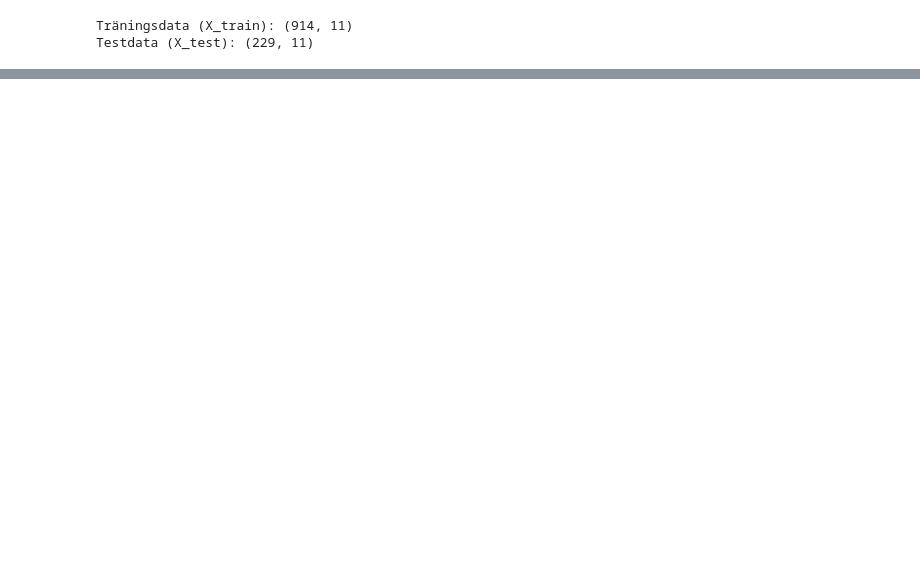
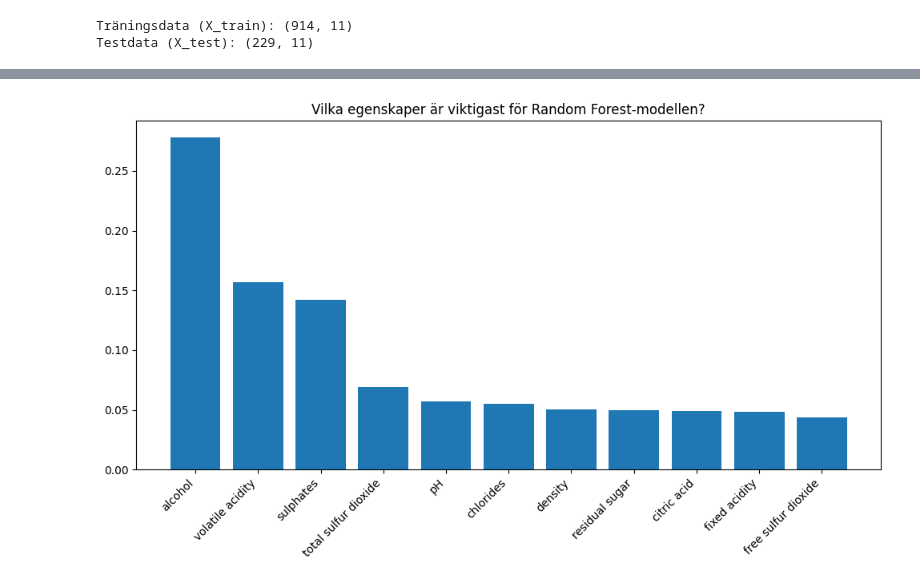
Before and after one commit to Poes93/ML-Wine-Tester, a Jupyter notebook: wine-tester.ipynb, the cells around one changed output, grey strips where cells are left out. Saved outputs shown, nothing was run; the diff lists cells and outputs as text; code cells hidden in the pictures; blank space fills up the shorter version.

```diff
--- a/wine-tester.ipynb
+++ b/wine-tester.ipynb
@@ -56,0 +63,25 @@ Testdata (X_test): (229, 11)
+# %%
+from sklearn.linear_model import LinearRegression
+from sklearn.ensemble import RandomForestRegressor
+from sklearn.metrics import mean_squared_error, r2_score
+import numpy as np
+
+lin_model = LinearRegression()
+lin_model.fit(X_train, y_train)
+
+lin_preds = lin_model.predict(X_test)
+
+rf_model = RandomForestRegressor(random_state=42, n_estimators=100)
+rf_model.fit(X_train, y_train)
+
+rf_preds = rf_model.predict(X_test)
+
+print("--- Resultat för Linjär Regression ---")
+print(f"MSE: {mean_squared_error(y_test, lin_preds):.4f}")
+print(f"RMSE: {np.sqrt(mean_squared_error(y_test, lin_preds)):.4f}")
+print(f"R²-score: {r2_score(y_test, lin_preds):.4f}")
+
+print("\n--- Resultat för Random Forest ---")
+print(f"MSE: {mean_squared_error(y_test, rf_preds):.4f}")
+print(f"RMSE: {np.sqrt(mean_squared_error(y_test, rf_preds)):.4f}")
+print(f"R²-score: {r2_score(y_test, rf_preds):.4f}")
@@ -56,0 +98,16 @@ Testdata (X_test): (229, 11)
+# %%
+import numpy as np
+
+importances = rf_model.feature_importances_
+features = X.columns
+
+indices = np.argsort(importances)[::-1]
+
+plt.figure(figsize=(10, 6))
+plt.title("Vilka egenskaper är viktigast för Random Forest-modellen?")
+plt.bar(range(X.shape[1]), importances[indices], align="center")
+plt.xticks(range(X.shape[1]), [features[i] for i in indices], rotation=45, ha='right')
+plt.tight_layout()
+plt.show()
+# %% [output]
+[figure, added]
```
Also changed, not shown: parts of 5 cells of this notebook.
